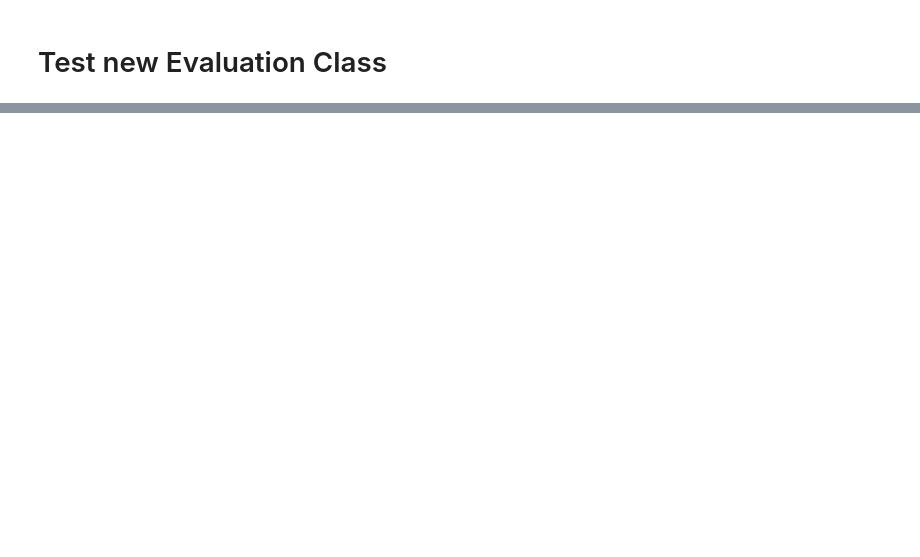
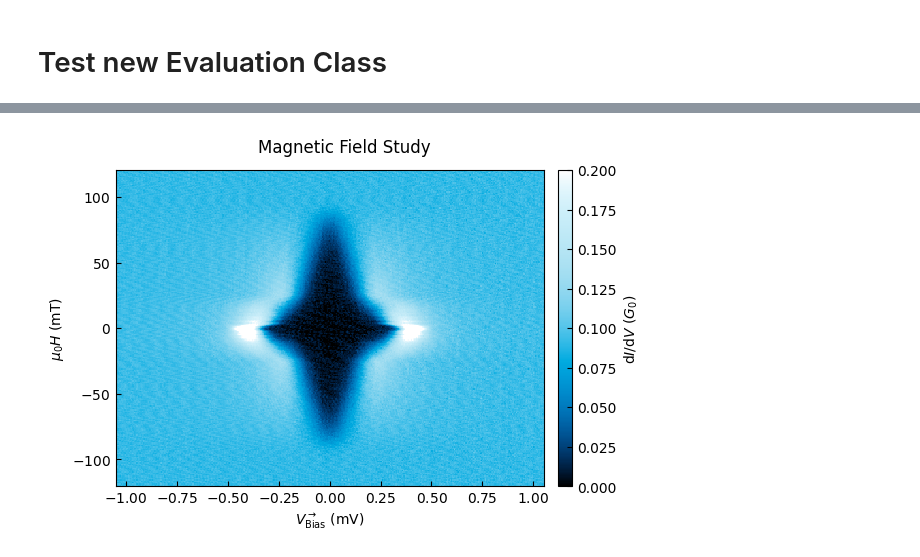
Before and after one commit to schmampf/p5control-bluefors-evaluation, a Jupyter notebook: 24 07 OI-24d-10/unbroken/magnetic field studies.ipynb, the cells around one changed output, grey strips where cells are left out. Saved outputs shown, nothing was run; the diff lists cells and outputs as text; code cells hidden in the pictures; blank space fills up the shorter version.

```diff
--- a/24 07 OI-24d-10/unbroken/magnetic field studies.ipynb
+++ b/24 07 OI-24d-10/unbroken/magnetic field studies.ipynb
@@ -42,0 +83,8 @@ Figure is saved under: figures/Magnetic Field Study.png
+# %%
+eva = EvaluationScript_v2()
+eva.file_folder = '24 07 OI-24d-10/unbroken/24 07 22 magnetic field study/'
+eva.file_name  = 'OI-24d-10 24-07-22 magnetic field study 2.hdf5'
+eva.title = 'Magnetic Field Study'
+eva.loadData()
+# %% [output]
+[figure, added]
```
Also changed, not shown: parts of 5 cells of this notebook, 2 other files.
